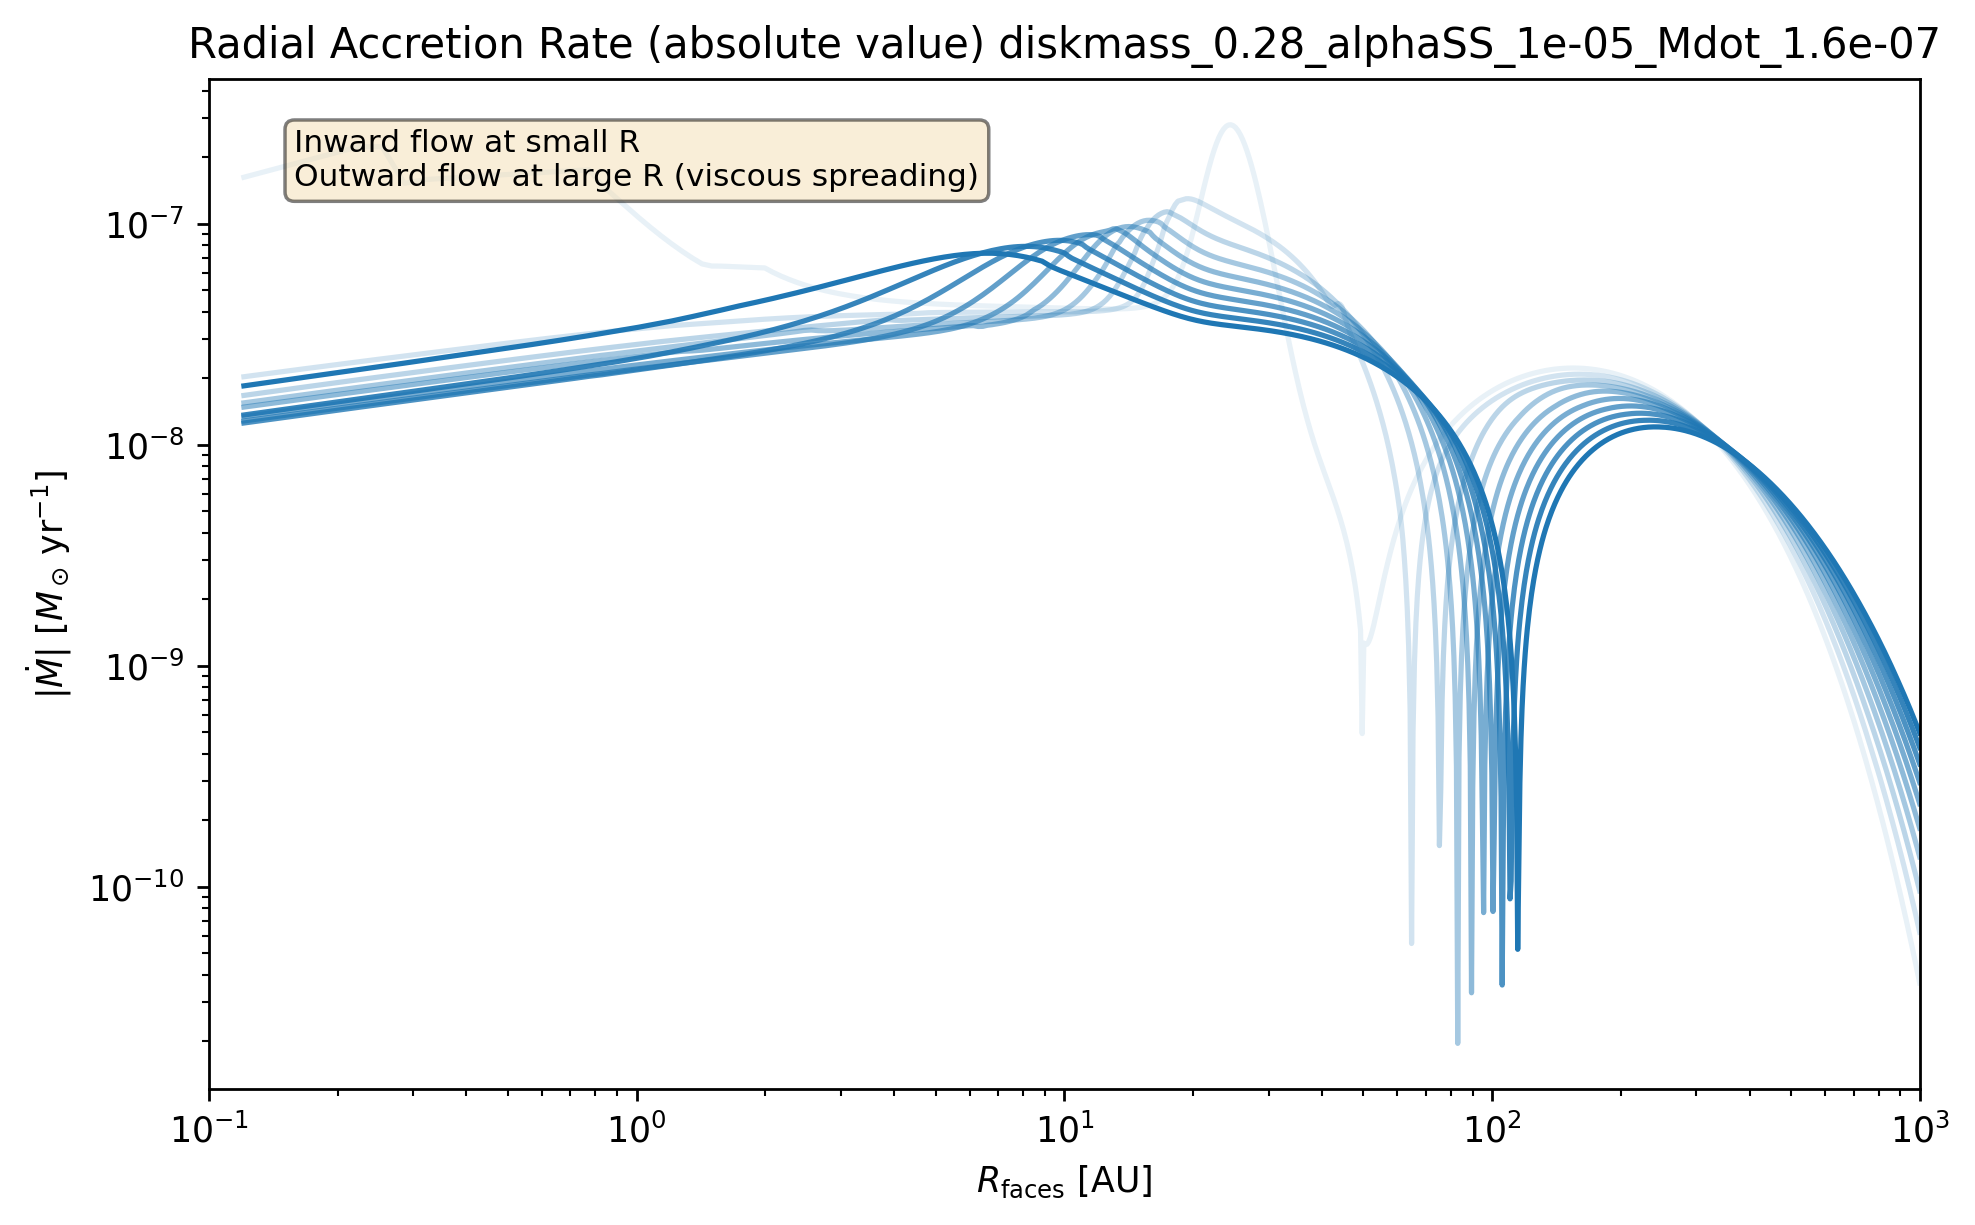
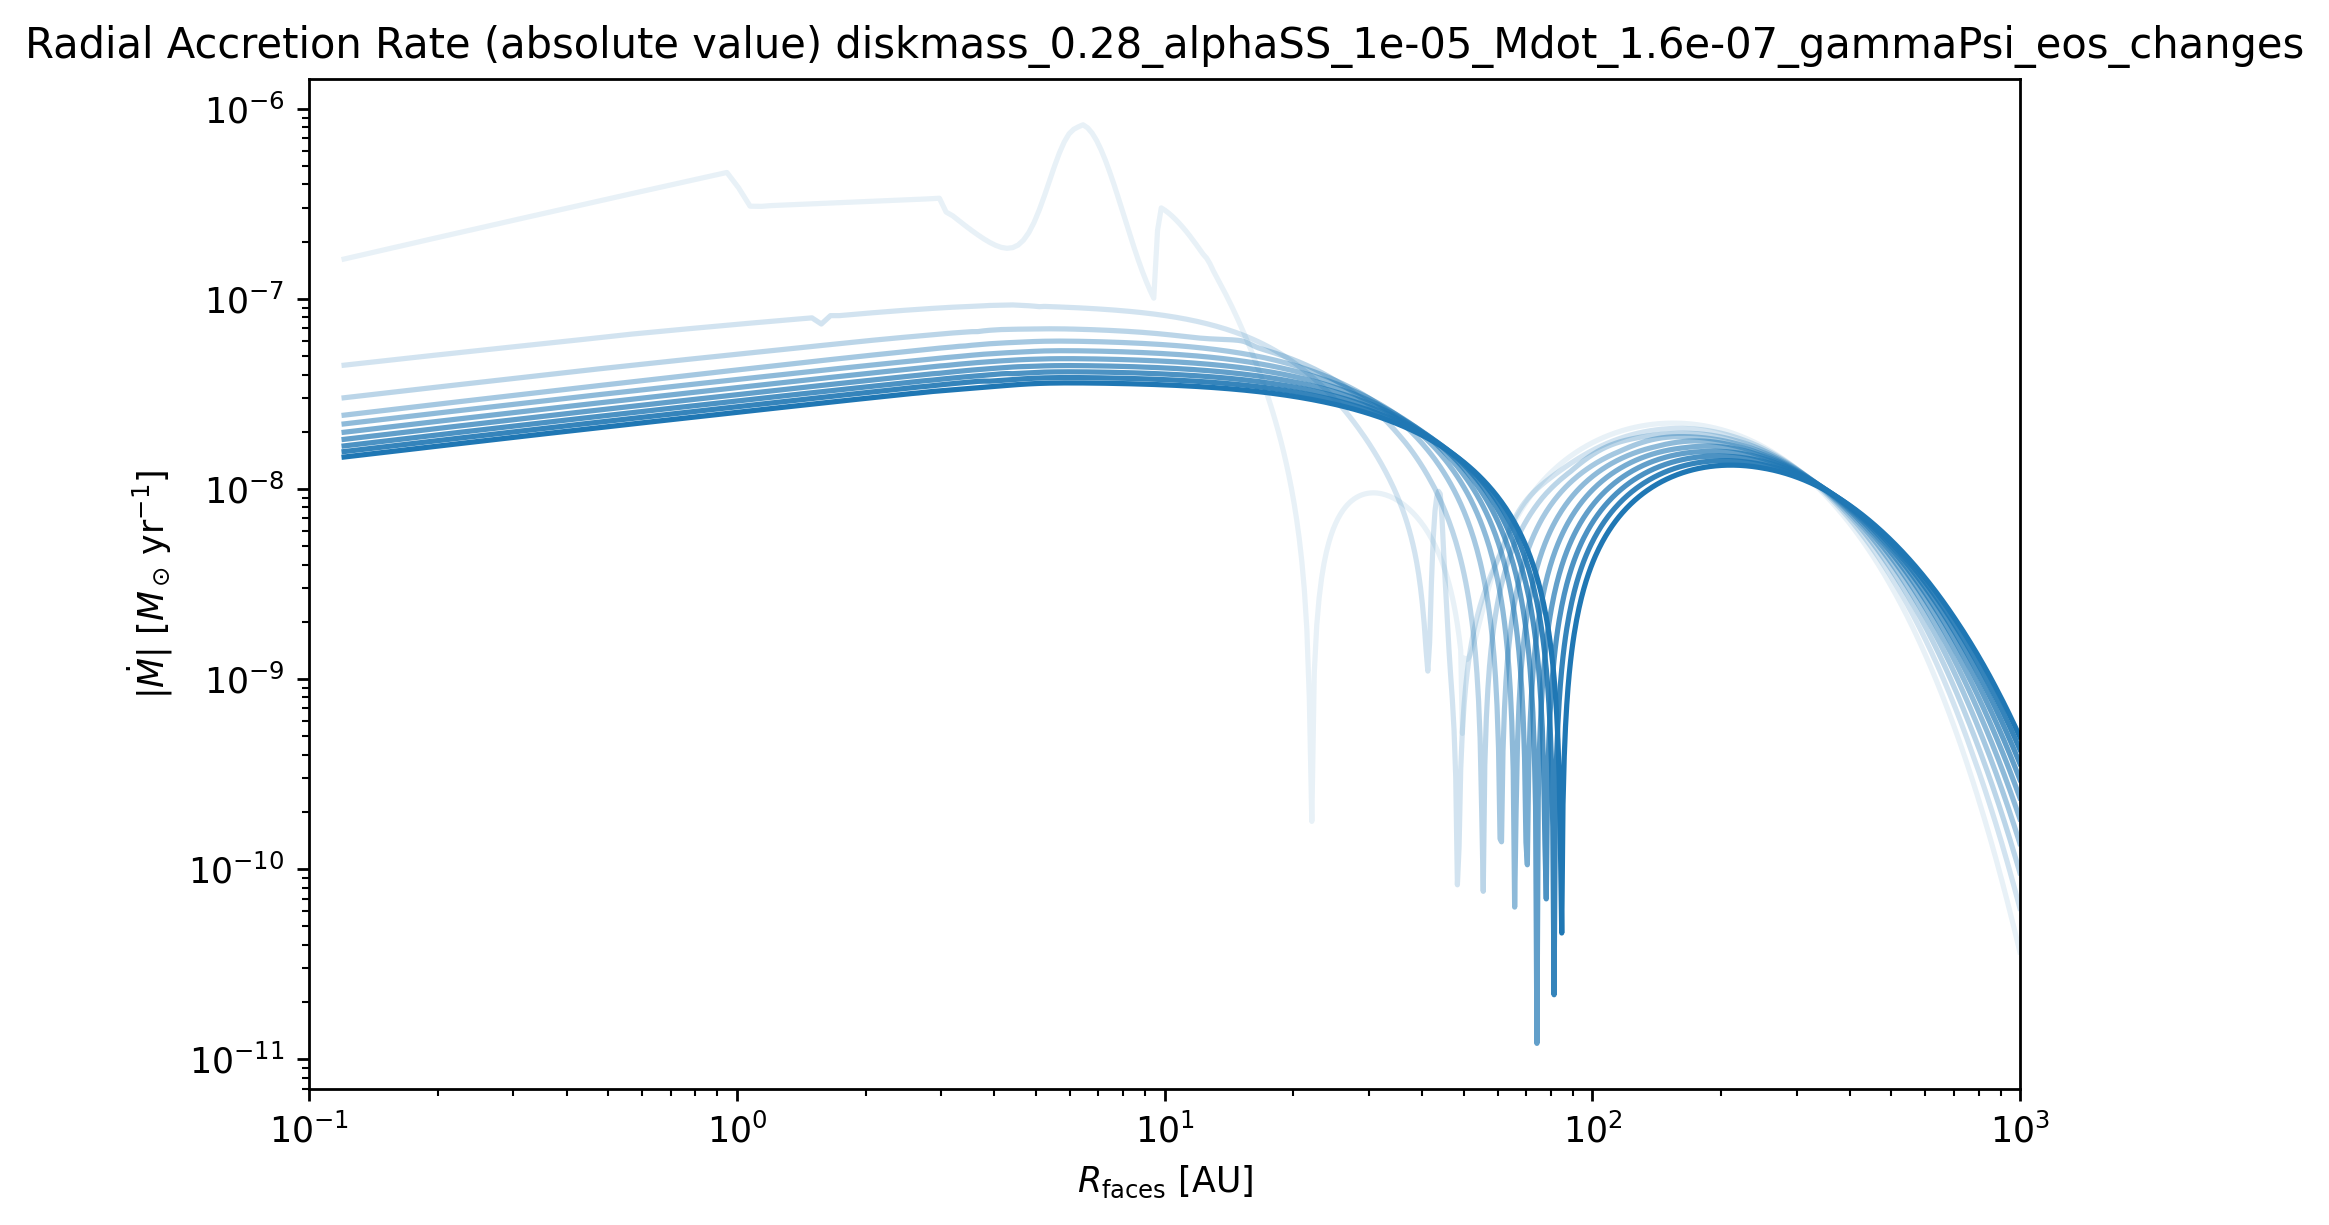
Code edit (unified diff) that turned the first committed figure into the second:
--- before
+++ after
@@ -16,7 +16,4 @@
 ax.set_title('Radial Accretion Rate (absolute value) '+subfolder)
 ax.set_xlim(R_in, R_out)
-ax.text(0.05, 0.95, 'Inward flow at small R\nOutward flow at large R (viscous spreading)',
-        transform=ax.transAxes, va='top', fontsize=9, 
-        bbox=dict(boxstyle='round', facecolor='wheat', alpha=0.5))
 ax.minorticks_on()
 ax.tick_params(axis='both', which='minor', length=2)

Commit: changes